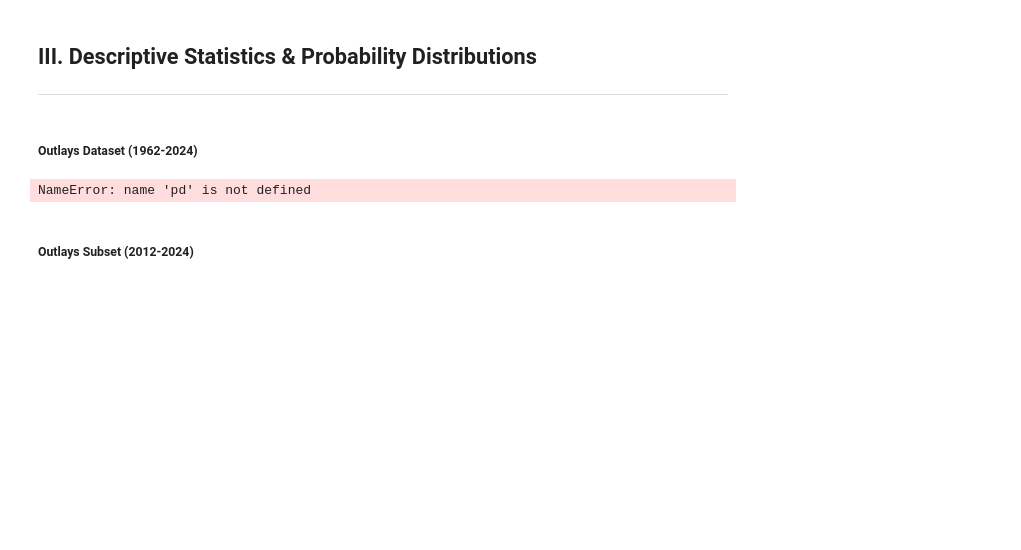
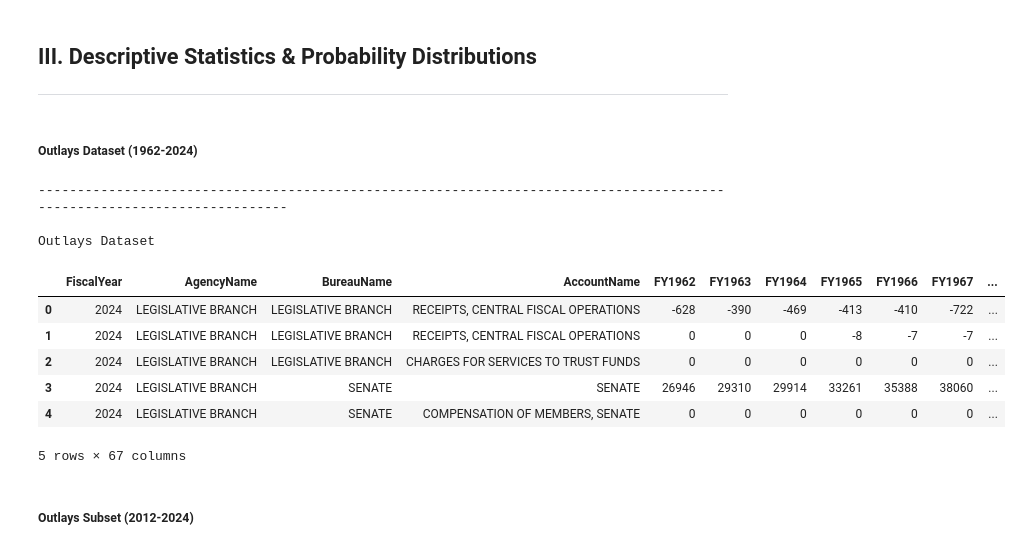
Before and after one commit to is-leeroy-jenkins/BudgetPy, a Jupyter notebook: ipynb/OutlayProjector.ipynb, the cells around one changed output. Drawn from its saved outputs; the diff is of its cells as text; code cells hidden in the pictures; blank space fills up the shorter version.

```diff
--- a/ipynb/OutlayProjector.ipynb
+++ b/ipynb/OutlayProjector.ipynb
@@ -150,28 +150,37 @@ ___
 ##### Outlays Dataset (1962-2024)
 # %%
 # 1. Reload the dataset
-file_path_outlays = r'C:\Users\terry\Desktop\Budget Outlays.xlsx'
+file_path_outlays = r'/content/Budget Outlays.xlsx'
 df_outlays = pd.read_excel( file_path_outlays, sheet_name='Data' )
 numeric_columns = [ f'FY{year}' for year in range( 1962, 2025 ) ]
 subset_columns = [ f'FY{year}' for year in range( 2012, 2025 ) ]
 
 # Filter data for FY 1962 to FY 2024
 all = ['FiscalYear', 'AgencyName', 'BureauName', 'AccountName'] + numeric_columns
 subset =  ['FiscalYear', 'AgencyName', 'BureauName', 'AccountName'] + subset_columns
 
 # Define complete dataset
 df_dataset = df_outlays[ all ]
 
 # Convert fiscal year columns to numeric
 df_dataset.iloc[ :, 5: ] = df_dataset.iloc[ :, 5: ].apply(pd.to_numeric, errors='coerce' )
 
 # 2. Display the first few rows
 print( hdr )
 print( 'Outlays Dataset' )
 print( nwln )
 df_dataset.head( )
 # %% [output]
-NameError: name 'pd' is not defined
+------------------------------------------------------------------------------------------------------------------------
+
+Outlays Dataset
+|  | FiscalYear | AgencyName | BureauName | AccountName | FY1962 | FY1963 | FY1964 | FY1965 | FY1966 | FY1967 | ... |
+| 0 | 2024 | LEGISLATIVE BRANCH | LEGISLATIVE BRANCH | RECEIPTS, CENTRAL FISCAL OPERATIONS | -628 | -390 | -469 | -413 | -410 | -722 | ... |
+| 1 | 2024 | LEGISLATIVE BRANCH | LEGISLATIVE BRANCH | RECEIPTS, CENTRAL FISCAL OPERATIONS | 0 | 0 | 0 | -8 | -7 | -7 | ... |
+| 2 | 2024 | LEGISLATIVE BRANCH | LEGISLATIVE BRANCH | CHARGES FOR SERVICES TO TRUST FUNDS | 0 | 0 | 0 | 0 | 0 | 0 | ... |
+| 3 | 2024 | LEGISLATIVE BRANCH | SENATE | SENATE | 26946 | 29310 | 29914 | 33261 | 35388 | 38060 | ... |
+| 4 | 2024 | LEGISLATIVE BRANCH | SENATE | COMPENSATION OF MEMBERS, SENATE | 0 | 0 | 0 | 0 | 0 | 0 | ... |
+5 rows × 67 columns
 # %% [markdown]
 ##### Outlays Subset (2012-2024)
 # %%
```
